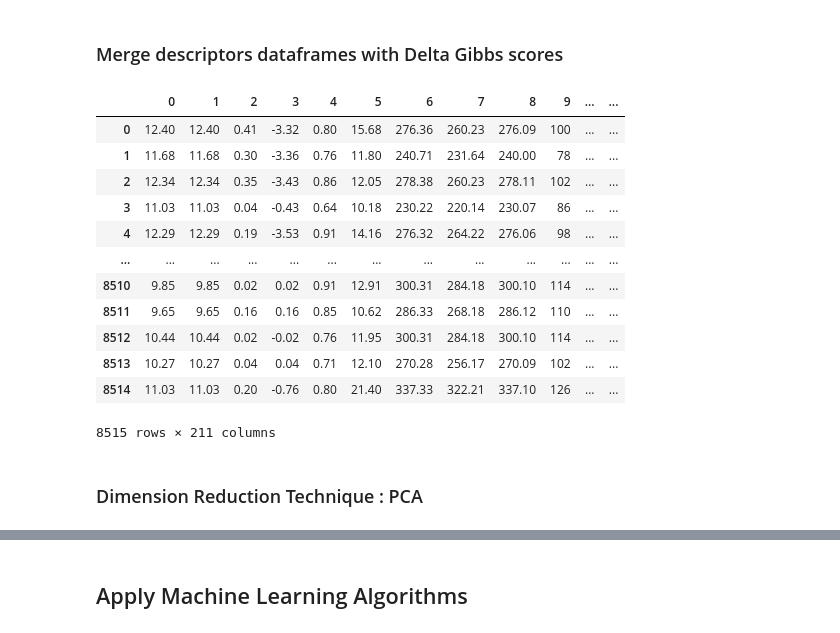
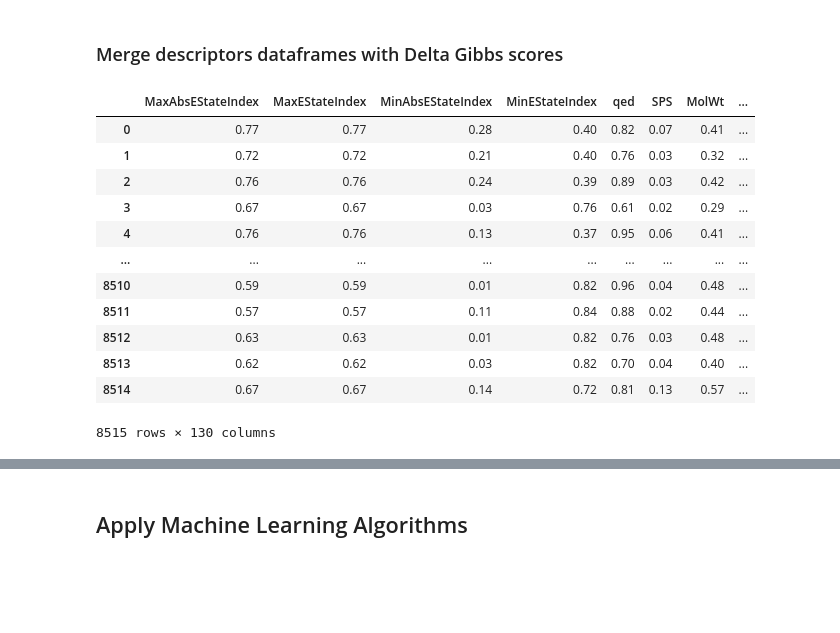
Before and after one commit to cpariona/biomedical-thesis, a Jupyter notebook: notebooks/QSAR_asyn_Gibbs_v2.ipynb, the cells around one changed output, grey strips where cells are left out. Saved outputs shown, nothing was run; the diff lists cells and outputs as text; code cells hidden in the pictures; blank space fills up the shorter version.

```diff
--- a/notebooks/QSAR_asyn_Gibbs_v2.ipynb
+++ b/notebooks/QSAR_asyn_Gibbs_v2.ipynb
@@ -154,8 +206,12 @@ RDKit_df.shape
 # %% [output]
 (8515, 210)
 # %%
-# Drop columns with NaN
-RDKit_df = RDKit_df.dropna(axis='columns')
+# Drop columns with 90% NaN
+RDKit_df = RDKit_df.loc[:, RDKit_df.isna().mean(axis=0) < 0.9]
 RDKit_df.shape
 # %% [output]
 (8515, 210)
+# %%
+# fill NaN values with the median of each column
+RDKit_df.fillna(RDKit_df.median(), inplace=True)
+RDKit_df.shape
@@ -173,10 +255,14 @@ robust_scaler = RobustScaler()
 minmax_scaler = MinMaxScaler()
 # %%
 # Scale data
-RDKit_scaled = robust_scaler.fit_transform(RDKit)
+RDKit_scaled = robust_scaler.fit_transform(RDKit_df)
 RDKit_scaled = minmax_scaler.fit_transform(RDKit_scaled)
+PaDEL_scaled = robust_scaler.fit_transform(PaDEL_df)
+PaDEL_scaled = minmax_scaler.fit_transform(PaDEL_scaled)
 # %%
 # Create RDKit scaled DataFrame
-RDKit = pd.DataFrame(RDKit_scaled)
-RDKit.describe()
+RDKit_columns = RDKit_df.columns
+RDKit_scaled_df = pd.DataFrame(RDKit_scaled)
+RDKit_scaled_df.columns = RDKit_columns
+RDKit_scaled_df.describe()
 # %% [output]
@@ -193,21 +296,19 @@ RDKit.describe()
 # %% [markdown]
 ### Merge descriptors dataframes with Delta Gibbs scores
 # %%
-RDKit = pd.concat([RDKit_df,df['Delta_Gibbs']], ignore_index=True, sort=False, axis = 1)
+RDKit = pd.concat([RDKit_scaled_df,df['Delta_Gibbs']], axis = 1)
 RDKit
 # %% [output]
-|  | 0 | 1 | 2 | 3 | 4 | 5 | 6 | 7 | 8 | 9 | ... | ... |
-| 0 | 12.40 | 12.40 | 0.41 | -3.32 | 0.80 | 15.68 | 276.36 | 260.23 | 276.09 | 100 | ... | ... |
-| 1 | 11.68 | 11.68 | 0.30 | -3.36 | 0.76 | 11.80 | 240.71 | 231.64 | 240.00 | 78 | ... | ... |
-| 2 | 12.34 | 12.34 | 0.35 | -3.43 | 0.86 | 12.05 | 278.38 | 260.23 | 278.11 | 102 | ... | ... |
-| 3 | 11.03 | 11.03 | 0.04 | -0.43 | 0.64 | 10.18 | 230.22 | 220.14 | 230.07 | 86 | ... | ... |
-| 4 | 12.29 | 12.29 | 0.19 | -3.53 | 0.91 | 14.16 | 276.32 | 264.22 | 276.06 | 98 | ... | ... |
-| ... | ... | ... | ... | ... | ... | ... | ... | ... | ... | ... | ... | ... |
-| 8510 | 9.85 | 9.85 | 0.02 | 0.02 | 0.91 | 12.91 | 300.31 | 284.18 | 300.10 | 114 | ... | ... |
-| 8511 | 9.65 | 9.65 | 0.16 | 0.16 | 0.85 | 10.62 | 286.33 | 268.18 | 286.12 | 110 | ... | ... |
-| 8512 | 10.44 | 10.44 | 0.02 | -0.02 | 0.76 | 11.95 | 300.31 | 284.18 | 300.10 | 114 | ... | ... |
-| 8513 | 10.27 | 10.27 | 0.04 | 0.04 | 0.71 | 12.10 | 270.28 | 256.17 | 270.09 | 102 | ... | ... |
-| 8514 | 11.03 | 11.03 | 0.20 | -0.76 | 0.80 | 21.40 | 337.33 | 322.21 | 337.10 | 126 | ... | ... |
+|  | MaxAbsEStateIndex | MaxEStateIndex | MinAbsEStateIndex | MinEStateIndex | qed | SPS | MolWt | ... |
+| 0 | 0.77 | 0.77 | 0.28 | 0.40 | 0.82 | 0.07 | 0.41 | ... |
+| 1 | 0.72 | 0.72 | 0.21 | 0.40 | 0.76 | 0.03 | 0.32 | ... |
+| 2 | 0.76 | 0.76 | 0.24 | 0.39 | 0.89 | 0.03 | 0.42 | ... |
+| 3 | 0.67 | 0.67 | 0.03 | 0.76 | 0.61 | 0.02 | 0.29 | ... |
+| 4 | 0.76 | 0.76 | 0.13 | 0.37 | 0.95 | 0.06 | 0.41 | ... |
+| ... | ... | ... | ... | ... | ... | ... | ... | ... |
+| 8510 | 0.59 | 0.59 | 0.01 | 0.82 | 0.96 | 0.04 | 0.48 | ... |
+| 8511 | 0.57 | 0.57 | 0.11 | 0.84 | 0.88 | 0.02 | 0.44 | ... |
+| 8512 | 0.63 | 0.63 | 0.01 | 0.82 | 0.76 | 0.03 | 0.48 | ... |
+| 8513 | 0.62 | 0.62 | 0.03 | 0.82 | 0.70 | 0.04 | 0.40 | ... |
+| 8514 | 0.67 | 0.67 | 0.14 | 0.72 | 0.81 | 0.13 | 0.57 | ... |
-8515 rows × 211 columns
+8515 rows × 130 columns
-# %% [markdown]
-### Dimension Reduction Technique : PCA
```
Also changed, not shown: parts of 56 cells of this notebook, 15 other files.
